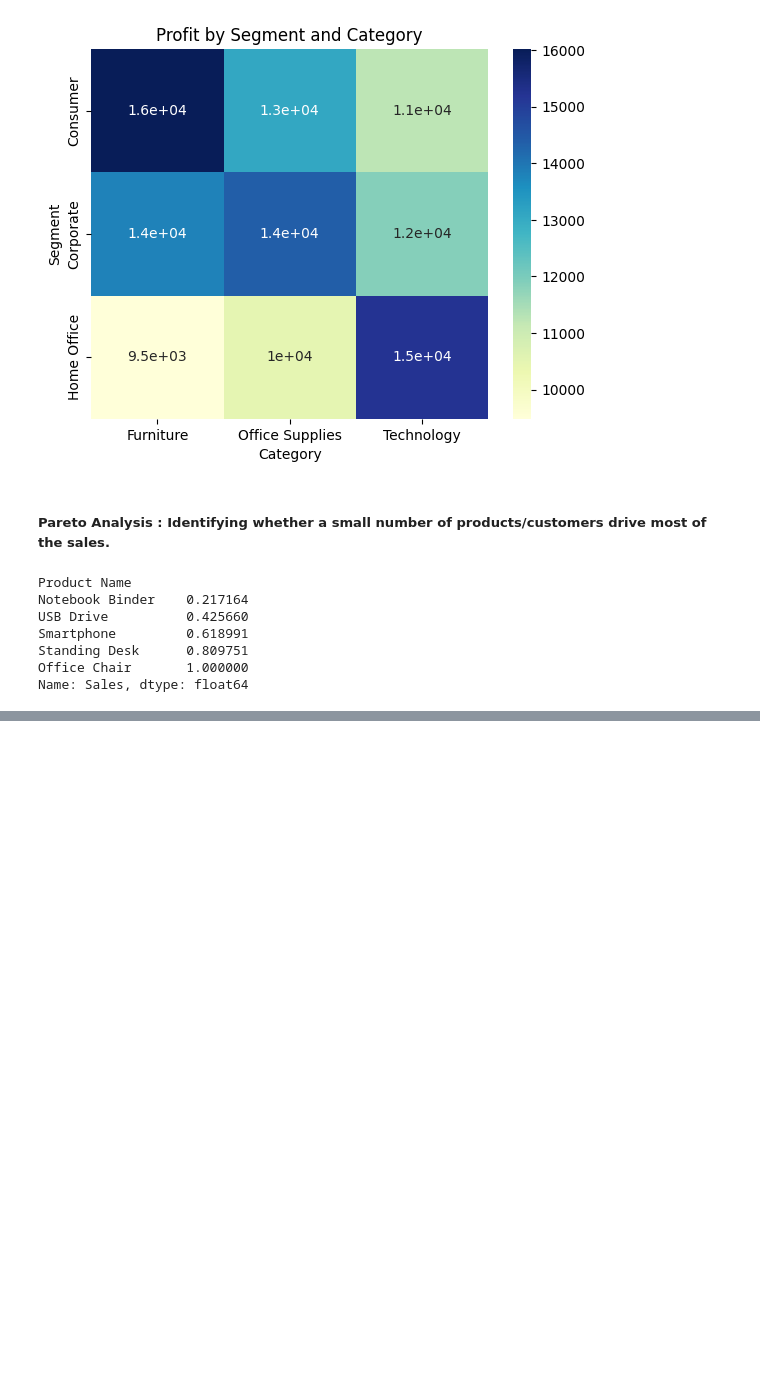
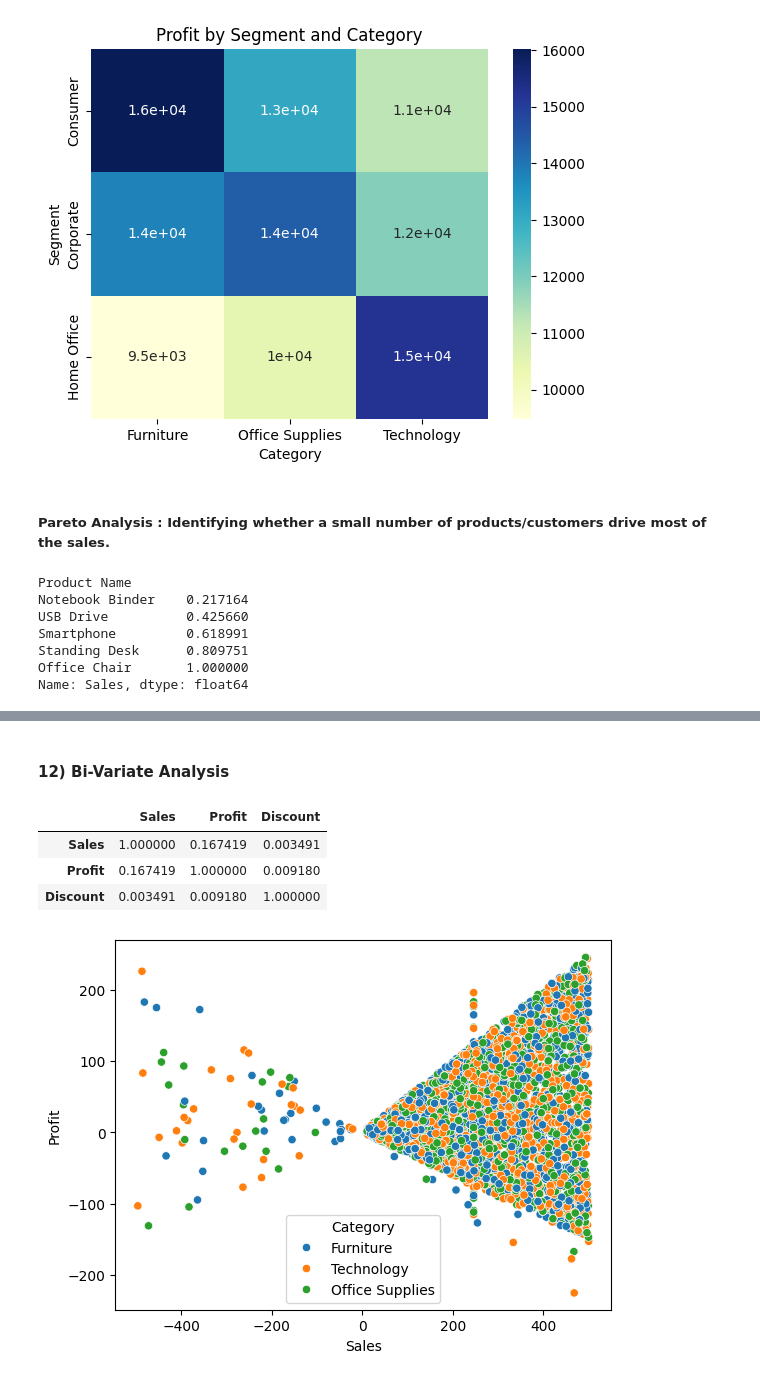
Before and after one commit to 26Vaidehi/INT375_Python, a Jupyter notebook: INT-375_Project.ipynb, the cells around one changed output, grey strips where cells are left out. Saved outputs shown, nothing was run; the diff lists cells and outputs as text; code cells hidden in the pictures; blank space fills up the shorter version.

```diff
--- a/INT-375_Project.ipynb
+++ b/INT-375_Project.ipynb
@@ -352,0 +362,12 @@ Name: Sales, dtype: float64
+# %% [markdown]
+#### **12) Bi-Variate Analysis**
+# %%
+## Numerical v/s Numerical
+sns.scatterplot(x=df['Sales'], y=df['Profit'], hue=df['Category'])
+df[['Sales', 'Profit', 'Discount']].corr()
+# %% [output]
+|  | Sales | Profit | Discount |
+| Sales | 1.000000 | 0.167419 | 0.003491 |
+| Profit | 0.167419 | 1.000000 | 0.009180 |
+| Discount | 0.003491 | 0.009180 | 1.000000 |
+[figure, added]
```
Also changed, not shown: parts of 5 cells of this notebook.
